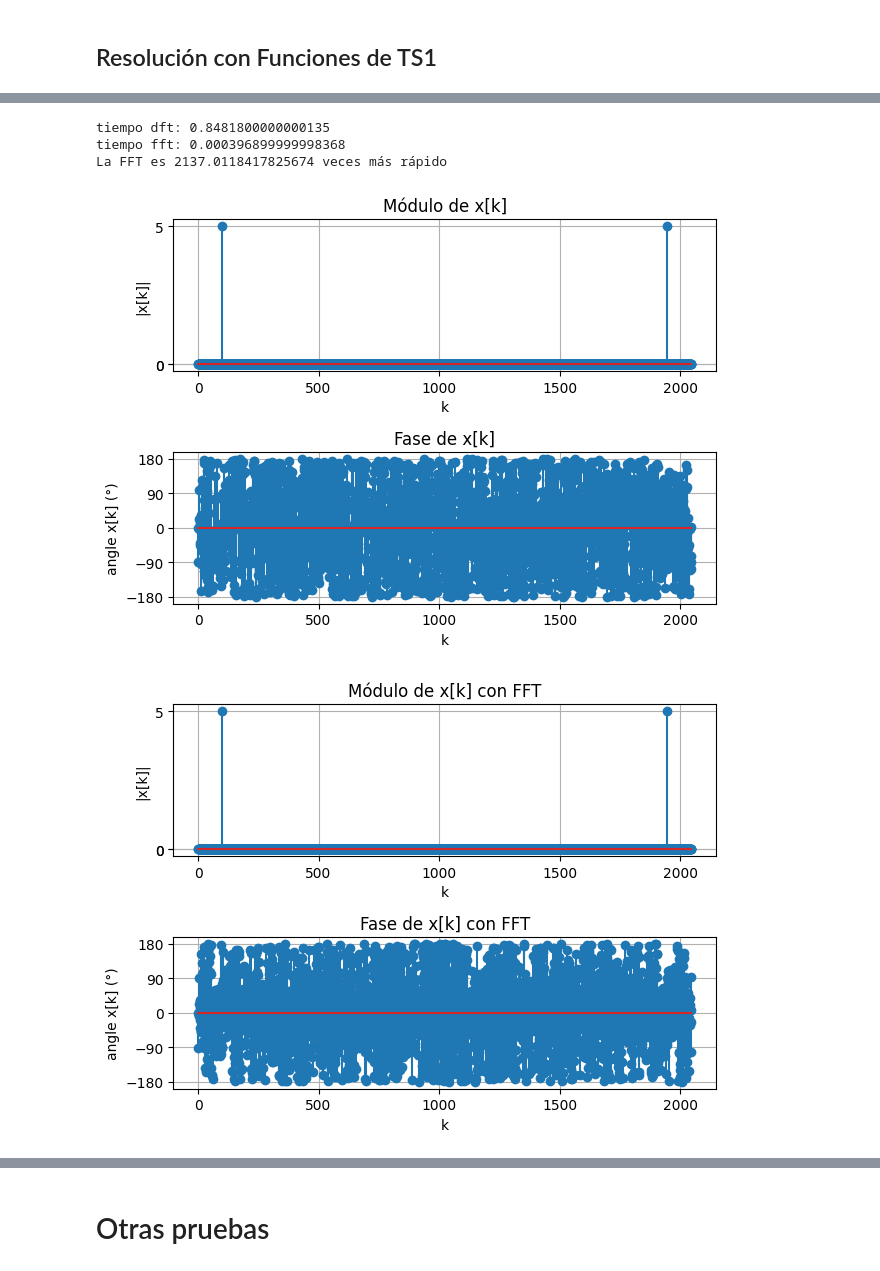
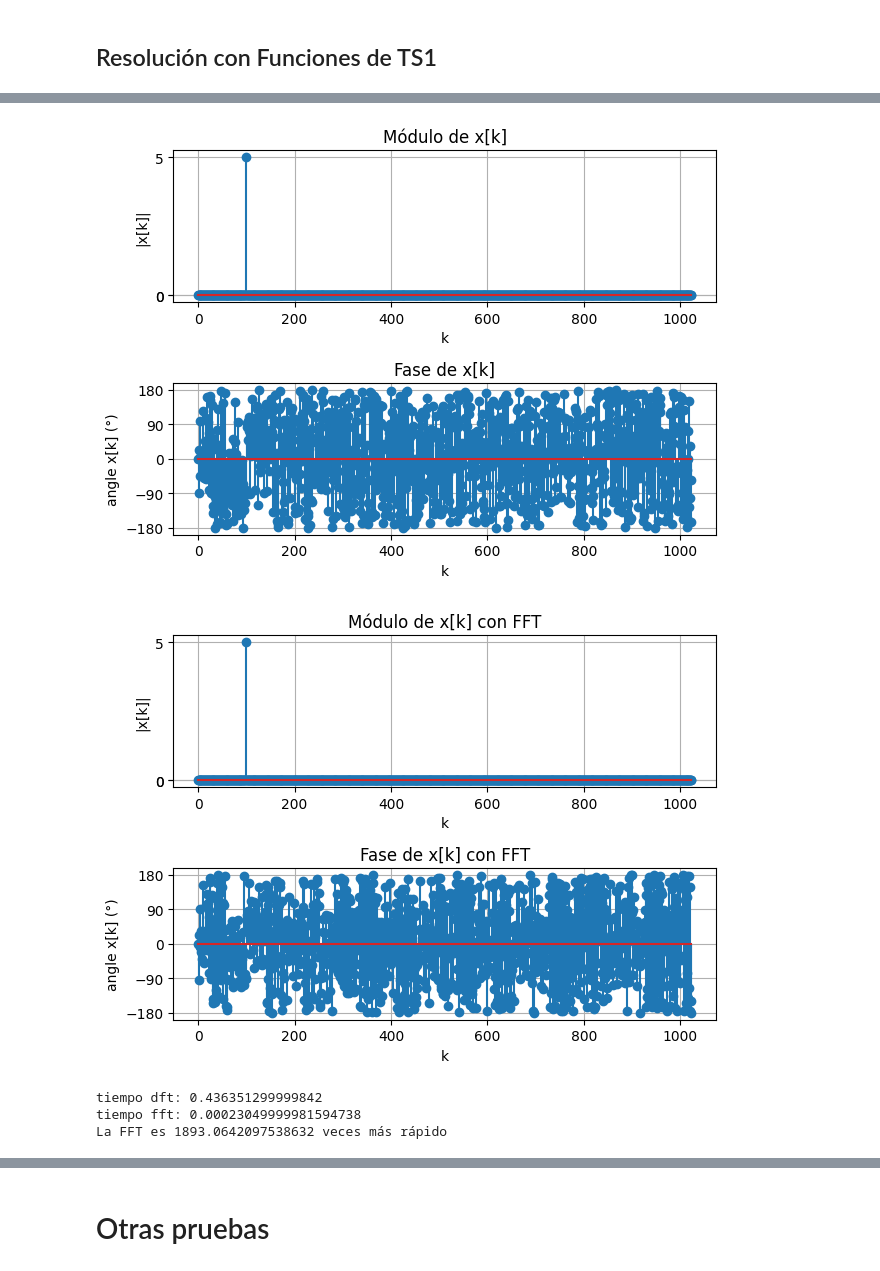
Before and after one commit to agustin-d-martinez/Procesamiento-Digital-de-Se-ales---2026, a Jupyter notebook: TS2/TS2.ipynb, the cells around one changed output, grey strips where cells are left out. Saved outputs shown, nothing was run; the diff lists cells and outputs as text; code cells hidden in the pictures.

```diff
--- a/TS2/TS2.ipynb
+++ b/TS2/TS2.ipynb
@@ -92,7 +93,7 @@ def snr(signal: np.ndarray, noise: np.ndarray) -> float:
 # %%
 import numpy as np
 
-def my_DFT(xx: np.ndarray ) -> np.ndarray:
+def my_DFT( xx: np.ndarray ) -> np.ndarray:
     '''
     my_DFT calcula la DFT (Transformada de Fourier Digital) por definición
 
@@ -102,15 +103,15 @@ def my_DFT(xx: np.ndarray ) -> np.ndarray:
     vector complejo con la transformada de Fourier. Tiene la forma (N x 1).
     '''
     N = max(np.shape(xx))
-    n = np.arange(N).reshape(-1,1)  # (-1,1) == (N,1) Truquito de python
-    k = n.copy().reshape(1,-1)
+    n = np.arange(N).reshape(1,-1)  # (-1,1) == (N,1) Truquito de python
+    k = n.copy().reshape(-1,1)
     e_table = np.exp(-1j*2*np.pi*n*k/N)
     # Realiza la tabla de exponenciales partiendo de 2 vectores (uno fila y otro columna) n y k. Genera una malla de valores:
-    #    [0][1][2]  k->
+    #    [0][1][2]  n->
     # [0]|---------|
     # [1]|         |
     # [2]|---------|
-    #  n
+    #  k
 
     xx = xx.reshape(-1,1)   # Por seguridad
     x_k = np.dot(e_table, xx)
@@ -237,17 +255,6 @@ x_k = my_DFT(xx)
 med = time.perf_counter()
 x_k_fft = np.fft.fft(xx, axis=0)
 fin = time.perf_counter()
-
-print(f"tiempo dft: {med-inicio}")
-print(f"tiempo fft: {fin-med}")
-print(f"La FFT es {(med-inicio)/(fin-med)} veces más rápido")
-# La diferencia se observa en valores grandes de N.
-# La FFT es un algoritmo que funciona con potencias de 2 como valor de N.
-# Para evitar realizar padding, se recomienda una cantidad correcta
-# %% [output]
-tiempo dft: 0.8481800000000135
-tiempo fft: 0.000396899999998368
-La FFT es 2137.0118417825674 veces más rápido
 # %%
 import numpy as np
 import matplotlib.pyplot as plt
@@ -263,7 +270,7 @@ plt.figure()
 
 # Módulo
 plt.subplot(2, 1, 1)
-plt.stem(modulo)
+plt.stem(modulo[:len(modulo)//2])
 plt.title("Módulo de x[k]")
 plt.yticks([min(modulo_fft.flatten()), 0, max(modulo_fft.flatten())])
 
@@ -274,39 +281,49 @@ plt.grid()
 # Fase
 plt.subplot(2, 1, 2)
 plt.title("Fase de x[k]")
-plt.stem( np.rad2deg(fase))
+plt.stem( np.rad2deg(fase)[:len(fase)//2])
 plt.xlabel("k")
 plt.ylabel("angle x[k] (°)")
 plt.yticks([-180, -90, 0, 90, 180])
 plt.grid()
 
 plt.tight_layout()
 plt.show()
 
 
 # Gráficas FFT ########################################
 plt.figure()
 
 # Módulo
 plt.subplot(2, 1, 1)
-plt.stem(modulo_fft)
+plt.stem(modulo_fft[:len(modulo_fft)//2])
 plt.yticks([min(modulo_fft.flatten()), 0, max(modulo_fft.flatten())])
 plt.title("Módulo de x[k] con FFT")
 plt.xlabel("k")
 plt.ylabel("|x[k]|")
 plt.grid()
 
 # Fase
 plt.subplot(2, 1, 2)
 plt.title("Fase de x[k] con FFT")
-plt.stem( np.rad2deg(fase_fft))
+plt.stem( np.rad2deg(fase_fft)[:len(fase_fft)//2])
 plt.xlabel("k")
 plt.ylabel("angle x[k] (°)")
 plt.yticks([-180, -90, 0, 90, 180])
 plt.grid()
 
 plt.tight_layout()
 plt.show()
+
+print(f"tiempo dft: {med-inicio}")
+print(f"tiempo fft: {fin-med}")
+print(f"La FFT es {(med-inicio)/(fin-med)} veces más rápido")
+# La diferencia se observa en valores grandes de N.
+# La FFT es un algoritmo que funciona con potencias de 2 como valor de N.
+# Para evitar realizar padding, se recomienda una cantidad correcta
 # %% [output]
-[figure, old version]
+[figure, new version]
-[figure, old version]
+[figure, new version]
+tiempo dft: 0.436351299999842
+tiempo fft: 0.00023049999981594738
+La FFT es 1893.0642097538632 veces más rápido
```
Also changed, not shown: parts of 23 cells of this notebook, 3 other files.
